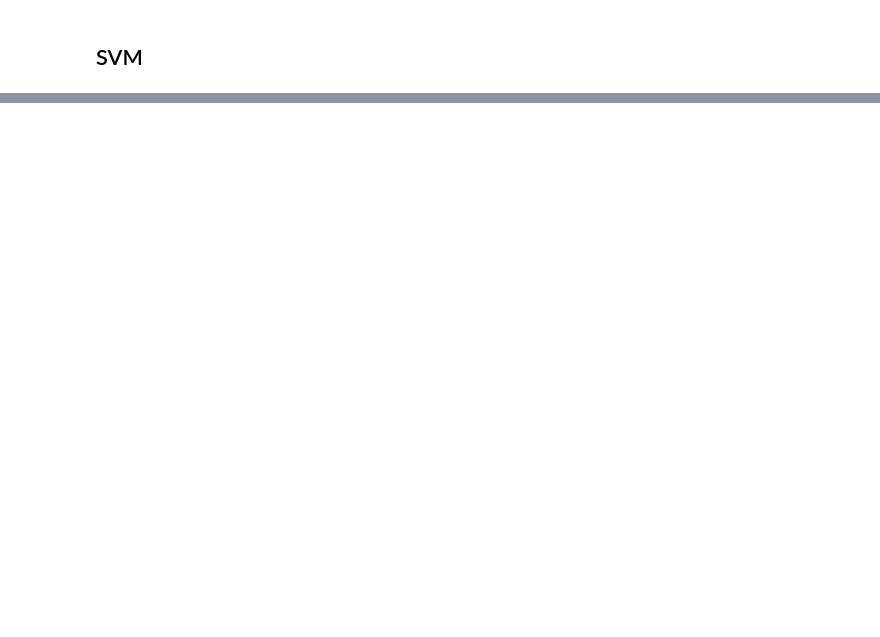
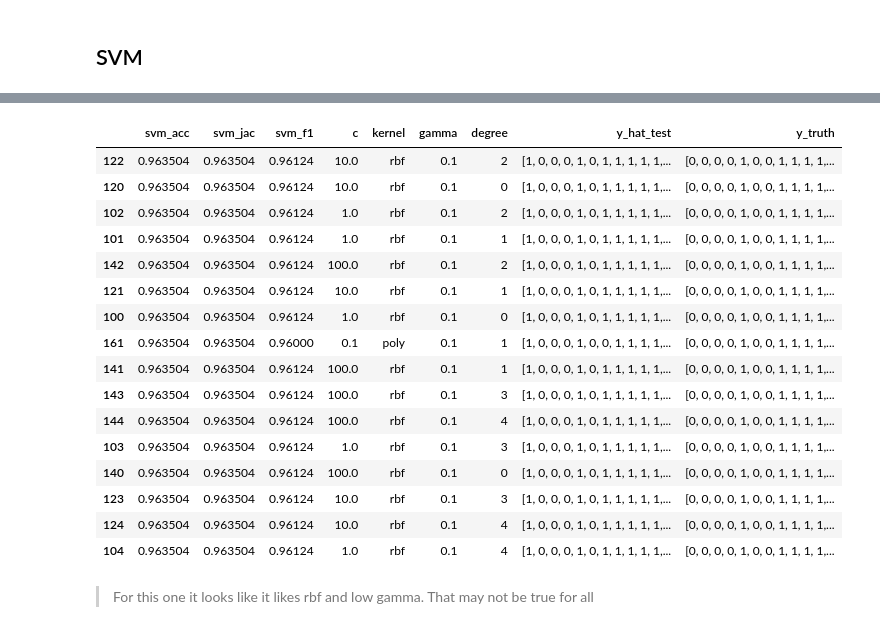
Before and after one commit to jwillis0720/CourseraJRW, a Jupyter notebook: IBM/MachineLearningwPython/Comprehensive.ipynb, the cells around one changed output, grey strips where cells are left out. Drawn from its saved outputs; the diff is of its cells as text; code cells hidden in the pictures; blank space fills up the shorter version.

```diff
--- a/IBM/MachineLearningwPython/Comprehensive.ipynb
+++ b/IBM/MachineLearningwPython/Comprehensive.ipynb
@@ -699,0 +778,23 @@ Confusion matrix, without normalization
+# %%
+results_df = pd.DataFrame(results_df).sort_values('svm_acc')
+results_df[results_df['svm_acc']==results_df.iloc[-1]['svm_acc']]
+# %% [output]
+|  | svm_acc | svm_jac | svm_f1 | c | kernel | gamma | degree | y_hat_test | y_truth |
+| 122 | 0.963504 | 0.963504 | 0.96124 | 10.0 | rbf | 0.1 | 2 | [1, 0, 0, 0, 1, 0, 1, 1, 1, 1, 1,... | [0, 0, 0, 0, 1, 0, 0, 1, 1, 1, 1,... |
+| 120 | 0.963504 | 0.963504 | 0.96124 | 10.0 | rbf | 0.1 | 0 | [1, 0, 0, 0, 1, 0, 1, 1, 1, 1, 1,... | [0, 0, 0, 0, 1, 0, 0, 1, 1, 1, 1,... |
+| 102 | 0.963504 | 0.963504 | 0.96124 | 1.0 | rbf | 0.1 | 2 | [1, 0, 0, 0, 1, 0, 1, 1, 1, 1, 1,... | [0, 0, 0, 0, 1, 0, 0, 1, 1, 1, 1,... |
+| 101 | 0.963504 | 0.963504 | 0.96124 | 1.0 | rbf | 0.1 | 1 | [1, 0, 0, 0, 1, 0, 1, 1, 1, 1, 1,... | [0, 0, 0, 0, 1, 0, 0, 1, 1, 1, 1,... |
+| 142 | 0.963504 | 0.963504 | 0.96124 | 100.0 | rbf | 0.1 | 2 | [1, 0, 0, 0, 1, 0, 1, 1, 1, 1, 1,... | [0, 0, 0, 0, 1, 0, 0, 1, 1, 1, 1,... |
+| 121 | 0.963504 | 0.963504 | 0.96124 | 10.0 | rbf | 0.1 | 1 | [1, 0, 0, 0, 1, 0, 1, 1, 1, 1, 1,... | [0, 0, 0, 0, 1, 0, 0, 1, 1, 1, 1,... |
+| 100 | 0.963504 | 0.963504 | 0.96124 | 1.0 | rbf | 0.1 | 0 | [1, 0, 0, 0, 1, 0, 1, 1, 1, 1, 1,... | [0, 0, 0, 0, 1, 0, 0, 1, 1, 1, 1,... |
+| 161 | 0.963504 | 0.963504 | 0.96000 | 0.1 | poly | 0.1 | 1 | [1, 0, 0, 0, 1, 0, 0, 1, 1, 1, 1,... | [0, 0, 0, 0, 1, 0, 0, 1, 1, 1, 1,... |
+| 141 | 0.963504 | 0.963504 | 0.96124 | 100.0 | rbf | 0.1 | 1 | [1, 0, 0, 0, 1, 0, 1, 1, 1, 1, 1,... | [0, 0, 0, 0, 1, 0, 0, 1, 1, 1, 1,... |
+| 143 | 0.963504 | 0.963504 | 0.96124 | 100.0 | rbf | 0.1 | 3 | [1, 0, 0, 0, 1, 0, 1, 1, 1, 1, 1,... | [0, 0, 0, 0, 1, 0, 0, 1, 1, 1, 1,... |
+| 144 | 0.963504 | 0.963504 | 0.96124 | 100.0 | rbf | 0.1 | 4 | [1, 0, 0, 0, 1, 0, 1, 1, 1, 1, 1,... | [0, 0, 0, 0, 1, 0, 0, 1, 1, 1, 1,... |
+| 103 | 0.963504 | 0.963504 | 0.96124 | 1.0 | rbf | 0.1 | 3 | [1, 0, 0, 0, 1, 0, 1, 1, 1, 1, 1,... | [0, 0, 0, 0, 1, 0, 0, 1, 1, 1, 1,... |
+| 140 | 0.963504 | 0.963504 | 0.96124 | 100.0 | rbf | 0.1 | 0 | [1, 0, 0, 0, 1, 0, 1, 1, 1, 1, 1,... | [0, 0, 0, 0, 1, 0, 0, 1, 1, 1, 1,... |
+| 123 | 0.963504 | 0.963504 | 0.96124 | 10.0 | rbf | 0.1 | 3 | [1, 0, 0, 0, 1, 0, 1, 1, 1, 1, 1,... | [0, 0, 0, 0, 1, 0, 0, 1, 1, 1, 1,... |
+| 124 | 0.963504 | 0.963504 | 0.96124 | 10.0 | rbf | 0.1 | 4 | [1, 0, 0, 0, 1, 0, 1, 1, 1, 1, 1,... | [0, 0, 0, 0, 1, 0, 0, 1, 1, 1, 1,... |
+| 104 | 0.963504 | 0.963504 | 0.96124 | 1.0 | rbf | 0.1 | 4 | [1, 0, 0, 0, 1, 0, 1, 1, 1, 1, 1,... | [0, 0, 0, 0, 1, 0, 0, 1, 1, 1, 1,... |
+# %% [markdown]
+> For this one it looks like it likes rbf and low gamma. That may not be true for all
```
Also changed, not shown: parts of 2 cells of this notebook.
